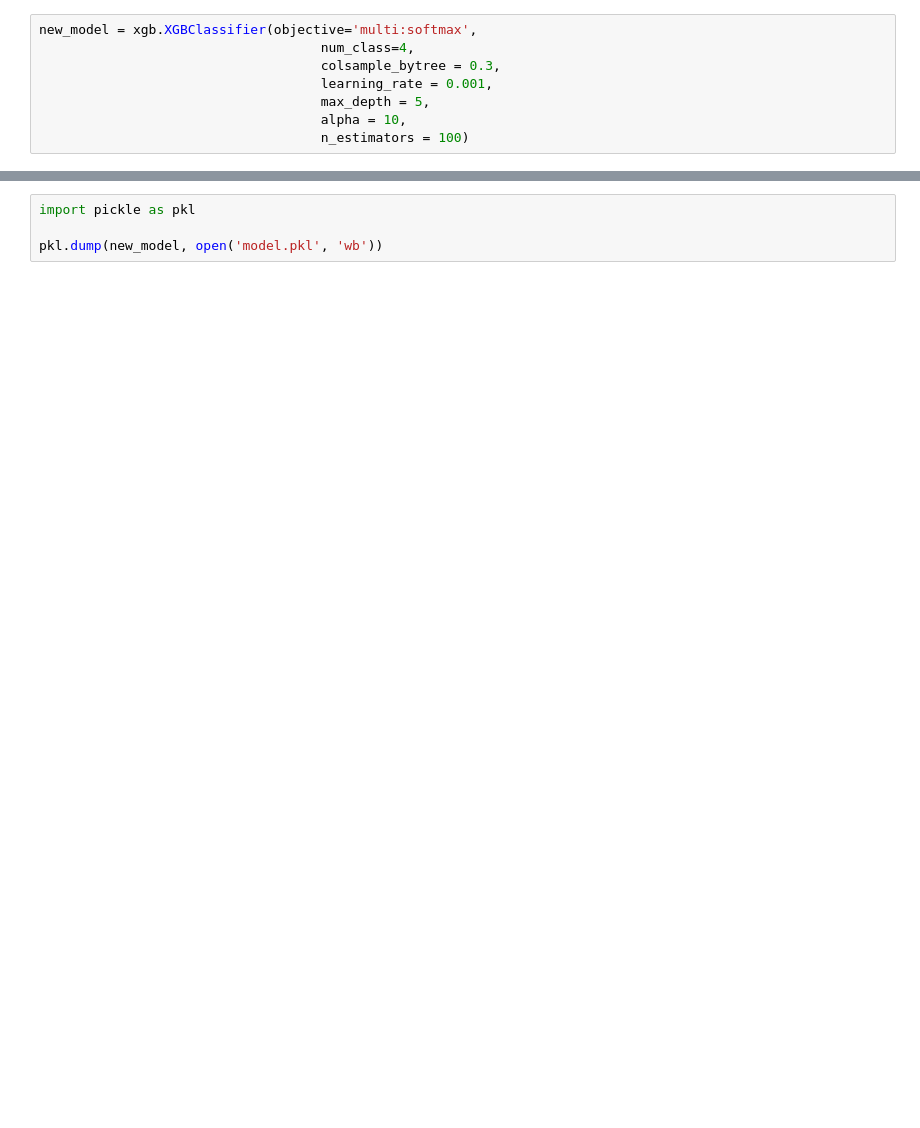
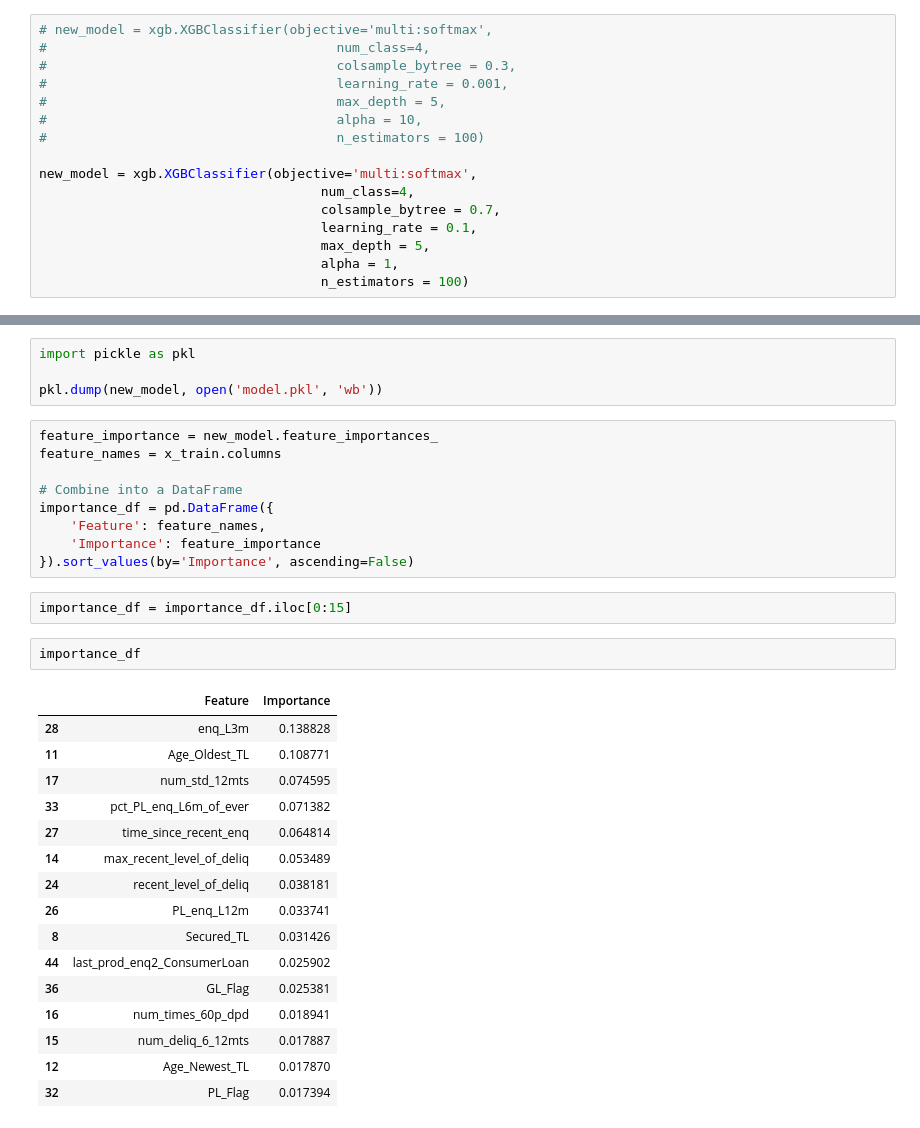
Before and after one commit to satyam1256/Credit_Risk, a Jupyter notebook: Notebooks/Credit_risk_notebook.ipynb, the cells around one changed output, grey strips where cells are left out. Cells and saved outputs as stored; diff of their text form; blank space fills up the shorter version.

Commit message:
Added the best features on which modell is depecding

```diff
--- a/Notebooks/Credit_risk_notebook.ipynb
+++ b/Notebooks/Credit_risk_notebook.ipynb
@@ -921,12 +987,20 @@ So above test result have best results for :
 # file_name = 'answers_grid.xlsx'
 # answers_grid_df.to_excel(file_name)
 # %%
+# new_model = xgb.XGBClassifier(objective='multi:softmax',
+#                                     num_class=4,
+#                                     colsample_bytree = 0.3,
+#                                     learning_rate = 0.001,
+#                                     max_depth = 5,
+#                                     alpha = 10,
+#                                     n_estimators = 100)
+
 new_model = xgb.XGBClassifier(objective='multi:softmax',
                                     num_class=4,
-                                    colsample_bytree = 0.3,
-                                    learning_rate = 0.001,
+                                    colsample_bytree = 0.7,
+                                    learning_rate = 0.1,
                                     max_depth = 5,
-                                    alpha = 10,
+                                    alpha = 1,
                                     n_estimators = 100)
 # %%
 new_model.fit(x_train, y_train)
@@ -945,3 +1030,33 @@ XGBClassifier(alpha=10, base_score=None, booster=None, callbacks=None,
 import pickle as pkl
 
 pkl.dump(new_model, open('model.pkl', 'wb'))
+# %%
+feature_importance = new_model.feature_importances_
+feature_names = x_train.columns
+
+# Combine into a DataFrame
+importance_df = pd.DataFrame({
+    'Feature': feature_names,
+    'Importance': feature_importance
+}).sort_values(by='Importance', ascending=False)
+# %%
+importance_df = importance_df.iloc[0:15]
+# %%
+importance_df
+# %% [output]
+|  | Feature | Importance |
+| 28 | enq_L3m | 0.138828 |
+| 11 | Age_Oldest_TL | 0.108771 |
+| 17 | num_std_12mts | 0.074595 |
+| 33 | pct_PL_enq_L6m_of_ever | 0.071382 |
+| 27 | time_since_recent_enq | 0.064814 |
+| 14 | max_recent_level_of_deliq | 0.053489 |
+| 24 | recent_level_of_deliq | 0.038181 |
+| 26 | PL_enq_L12m | 0.033741 |
+| 8 | Secured_TL | 0.031426 |
+| 44 | last_prod_enq2_ConsumerLoan | 0.025902 |
+| 36 | GL_Flag | 0.025381 |
+| 16 | num_times_60p_dpd | 0.018941 |
+| 15 | num_deliq_6_12mts | 0.017887 |
+| 12 | Age_Newest_TL | 0.017870 |
+| 32 | PL_Flag | 0.017394 |
```
Also changed, not shown: parts of 10 cells of this notebook, 5 other files.
